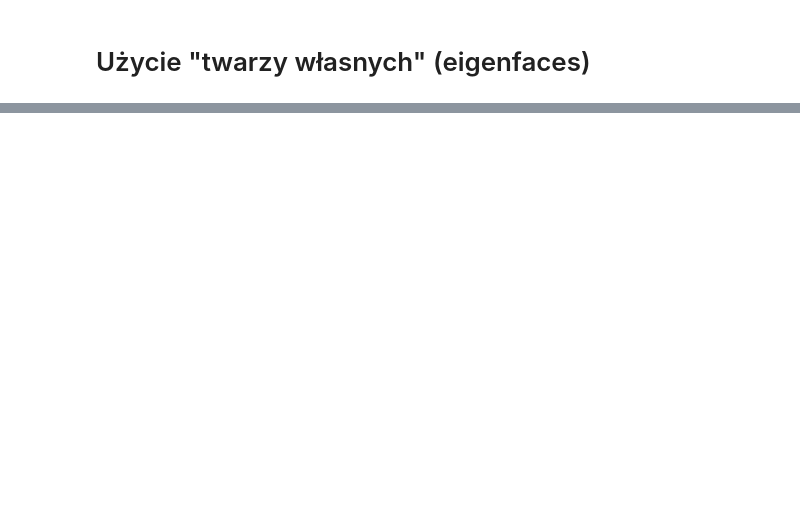
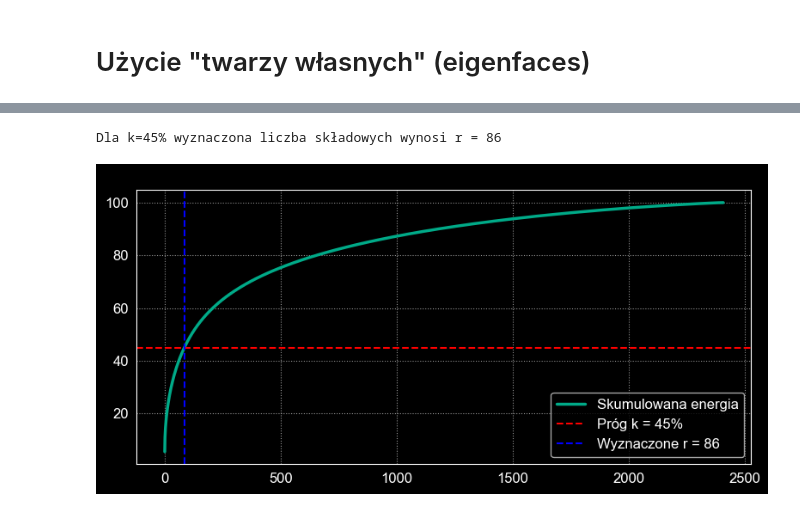
Before and after one commit to 4nn4-M4/NOD1Lab, a Jupyter notebook: MKLab4.ipynb, the cells around one changed output, grey strips where cells are left out. Saved outputs shown, nothing was run; the diff lists cells and outputs as text; code cells hidden in the pictures; blank space fills up the shorter version.

```diff
--- a/MKLab4.ipynb
+++ b/MKLab4.ipynb
@@ -163,0 +120,16 @@ Dla k=45% wyznaczona liczba składowych wynosi r = 86
+# %%
+print(f"Dla k=45% wyznaczona liczba składowych wynosi r = {r}")
+
+plt.figure(figsize=(8, 4))
+plt.plot(energia_kumulatywna, color='#00aa88', linewidth=2.5, label='Skumulowana energia')
+plt.axhline(y=k, color='red', linestyle='--', linewidth=1.5, label=f'Próg k = {k}%')
+plt.axvline(x=r, color='blue', linestyle='--', linewidth=1.5, label=f'Wyznaczone r = {r}')
+plt.title('Wykres skumulowanej energii wartości osobliwych (SVD)', color='black', fontsize=12)
+plt.legend(loc='lower right')
+plt.grid(True, linestyle=':', alpha=0.6)
+plt.tight_layout()
+plt.show()
+monkey_styled = stylize_face(monkey_vec, avgFace_style, U_style, r)
+# %% [output]
+Dla k=45% wyznaczona liczba składowych wynosi r = 86
+[figure, added]
```
Also changed, not shown: parts of 3 cells of this notebook, 2 other files.
